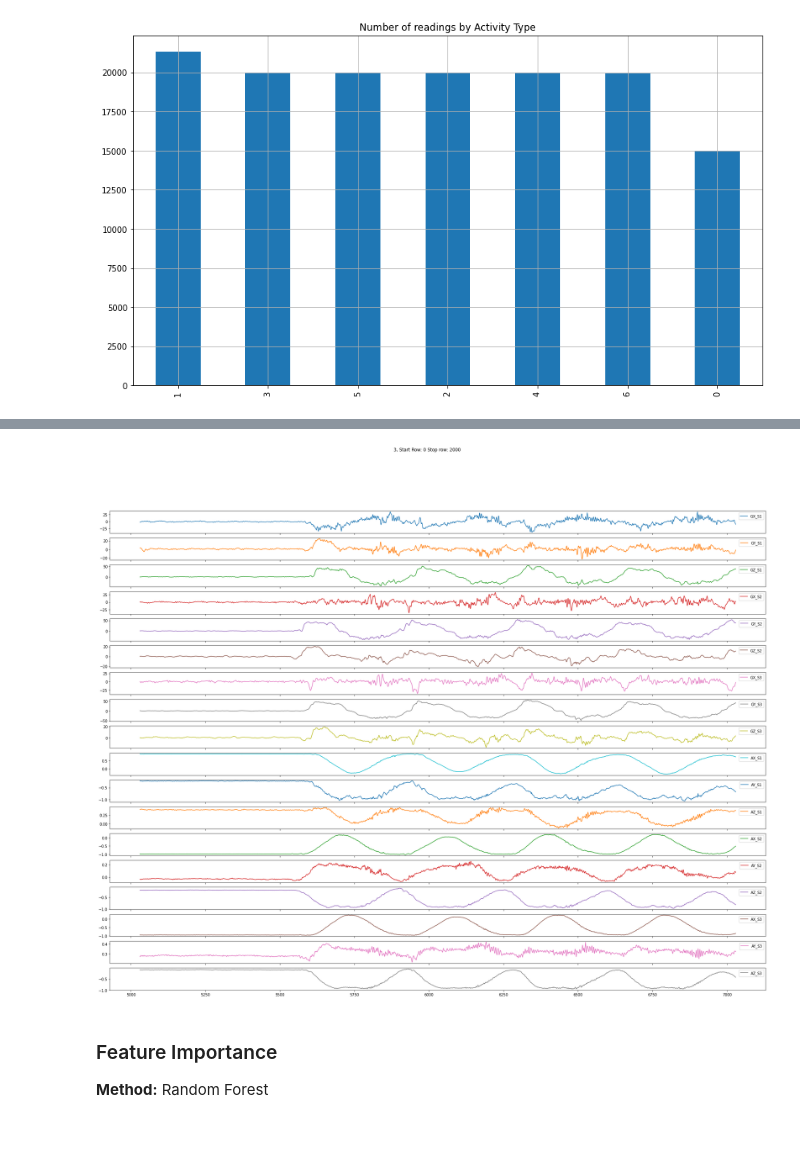
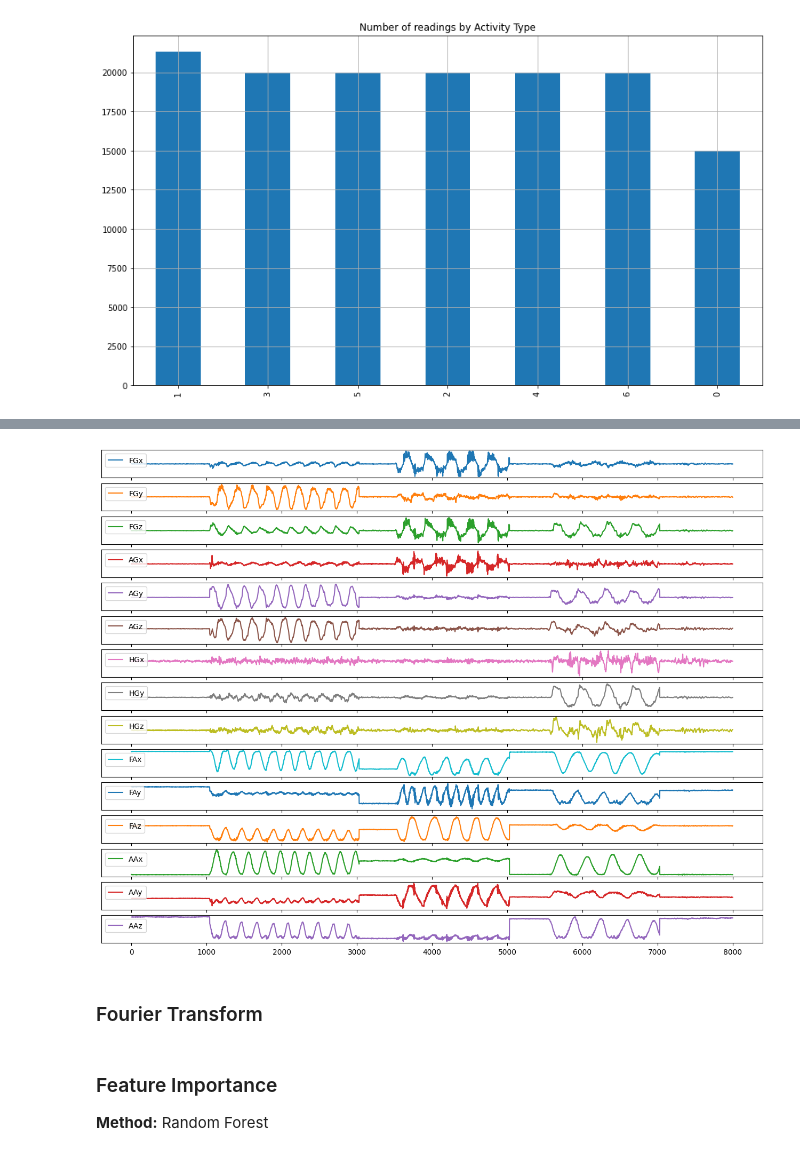
Before and after one commit to StadynR/HAR-imu-photogrammetry, a Jupyter notebook: Notebooks/Dataset 3/Metawear - Best Features.ipynb, the cells around one changed output, grey strips where cells are left out. Drawn from its saved outputs; the diff is of its cells as text; code cells hidden in the pictures.

```diff
--- a/Notebooks/Dataset 3/Metawear - Best Features.ipynb
+++ b/Notebooks/Dataset 3/Metawear - Best Features.ipynb
@@ -66,3 +66,21 @@ countOfActivities = df['EJERCICIO'].value_counts()
 countOfActivities.plot(kind='bar',title='Number of readings by Activity Type',figsize=(14,8),grid=True);
 # %% [output]
 [figure]
+# %%
+# Correlation matrix
+
+data = df[:]
+data = data[['GX_S1','GY_S1','GZ_S1','GX_S2','GY_S2','GZ_S2','GX_S3','GY_S3','GZ_S3','AX_S1','AY_S1','AZ_S1','AX_S2','AY_S2','AZ_S2','AX_S3','AY_S3','AZ_S3']]
+labs = ['FGx','FGy','FGz','AGx','AGy','AGz','HGx','HGy','HGz','FAx','FAy','FAz','AAx','AAy','AAz','HAx','HAy','HAz']
+data.columns = labs
+
+corr_matrix = data.corr()
+
+import matplotlib.pyplot as plt
+f = plt.figure(figsize=(15, 13))
+plt.matshow(corr_matrix, fignum=f.number)
+plt.xticks(range(data.shape[1]), data.columns, fontsize=11, rotation=45)
+plt.yticks(range(data.shape[1]), data.columns, fontsize=11)
+cb = plt.colorbar()
+cb.ax.tick_params(labelsize=12)
+plt.title('Correlation Matrix', fontsize=16);
@@ -69,11 +89,20 @@ countOfActivities.plot(kind='bar',title='Number of readings by Activity Type',fi
 # %%
+import matplotlib.pyplot as plt
+labs = ['FGx','FGy','FGz','AGx','AGy','AGz','HGx','HGy','HGz','FAx','FAy','FAz','AAx','AAy','AAz']
+
 def plot_activity(activity,df,start=0,stop=2000):
-  extractRowsOfActivity = (df['EJERCICIO'] == int(activity))  # Output will be true/false.
-  data = df[extractRowsOfActivity] # data has only rows that are for the requested activity.
-  data = data.iloc[:, 5:] # data has only the accelerometer columns.
+  # extractRowsOfActivity = (df['EJERCICIO'] == int(activity))  # Output will be true/false.
+  data = df[:] # data has only rows that are for the requested activity.
+  data = data[['GX_S1','GY_S1','GZ_S1','GX_S2','GY_S2','GZ_S2','GX_S3','GY_S3','GZ_S3','AX_S1','AY_S1','AZ_S1','AX_S2','AY_S2','AZ_S2']] # data has only the accelerometer columns.
   data = data[start:stop]
 
-  ax = data.plot(subplots=True,figsize=(32,24),title=activity+ ', Start Row: '+str(start)+' Stop row: '+str(stop)) # Plot accelerometer for the activity.
+  ax = data.plot(subplots=True,figsize=(16,12)) # Plot accelerometer for the activity.
+  ax = ax.flat
+  fig = ax[0].get_figure()
+  for idx, x in enumerate(ax):
+    x.legend([labs[idx]], loc="upper left")
+    x.set_yticks([])
+  plt.show()
 # %%
 df.plot(subplots=True,figsize=(16,12))
 # %% [output]
@@ -87,4 +114,6 @@ array([<AxesSubplot:>, <AxesSubplot:>, <AxesSubplot:>, <AxesSubplot:>,
 # %%
-plot_activity('3',df)
+plot_activity('3',df, 0, 8000)
 # %% [output]
-[figure, old version]
+[figure, new version]
+# %% [markdown]
+### Fourier Transform
```
Also changed, not shown: parts of 100 cells of this notebook.
